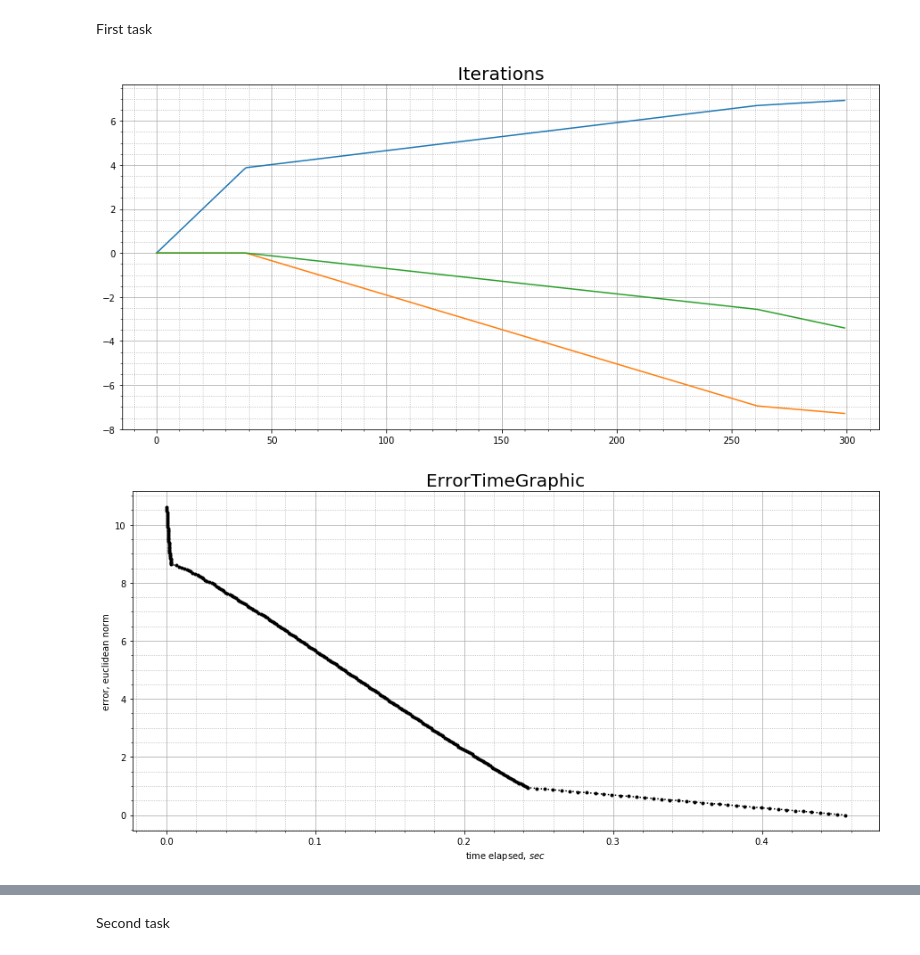
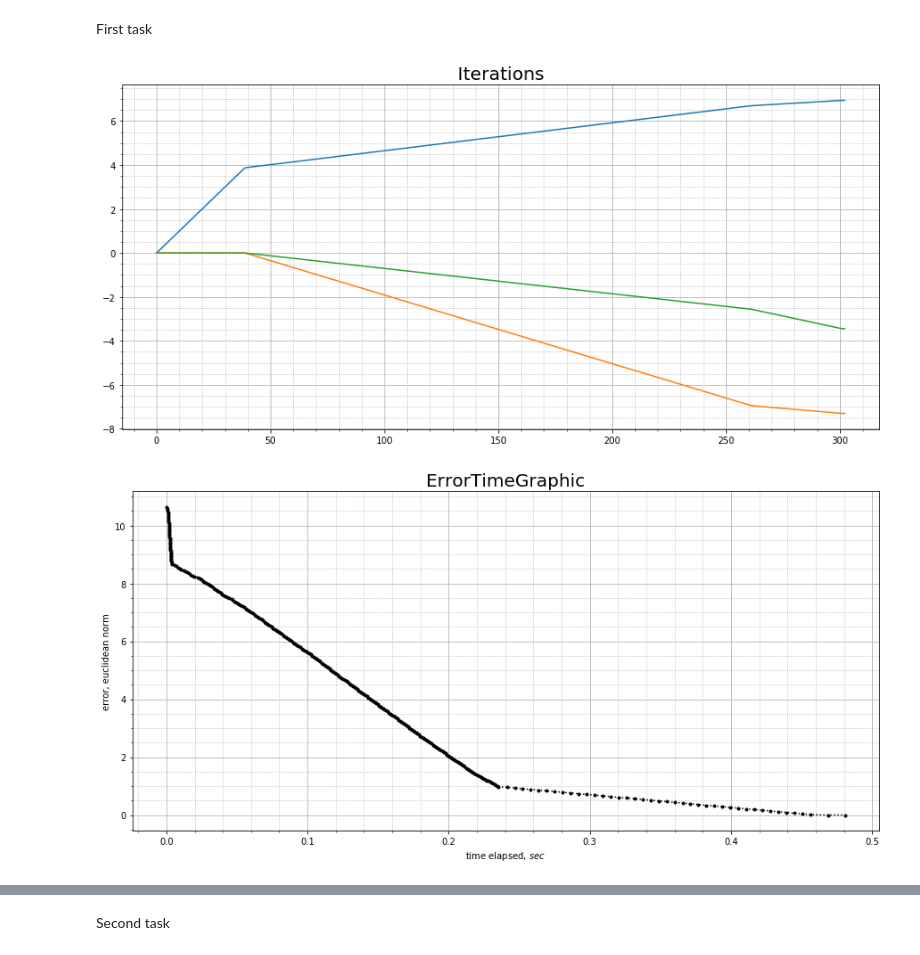
Before and after one commit to KaEuAn/ConvexOptimisationProject, a Jupyter notebook: MethodsOptimisationRealisation.ipynb, the cells around one changed output, grey strips where cells are left out. Saved outputs shown, nothing was run; the diff lists cells and outputs as text; code cells hidden in the pictures.

```diff
--- a/MethodsOptimisationRealisation.ipynb
+++ b/MethodsOptimisationRealisation.ipynb
@@ -10,37 +10,38 @@ First task
 import numpy as np
 from opt_project import task_1
 from opt_project.methods.first_order_methods import simple_gd
-from opt_project.stop_criterias import iteration_stop_crit
+from opt_project.methods.first_order_methods.step_sizes import ConstantStepSize
+from opt_project.stop_criterias import ydiff_stop_crit
 
 a = np.array([1., 0., 0.])
 b = np.array([1,])
 F = np.array([
     [76.3402909013, 27.3236913435, 10.0695823542],
     [-27.5962812192, -62.9012921655, 17.7348207564],
     [-26.2012001069, 19.1239055741, 58.1525657745],
     [-22.5428095751, 16.4536952479, -85.9569688851]
 ])
 g = np.array([
     295.7266088536,
     206.8060288566,
     22.2680415867,
     19.1588255138
 ])
 
 oracle = task_1.first_order_oracle(a, b)
 constraints = task_1.constraints(F, g)
-criteria = iteration_stop_crit(300)
+criteria = ydiff_stop_crit(0.0001)
 
 gradient_descent_task = simple_gd(oracle, constraints)
 gradient_descent_task.set_init_position(np.array([0.,0.,0.]))
-gradient_descent_task.set_alpha(0.1)
+gradient_descent_task.set_step_size(ConstantStepSize(0.1))
 
 result = gradient_descent_task.make(criteria)
 result.Show("Iterations")
 result.ShowTime("ErrorTimeGraphic")
 exact_solution = np.array([6.941866360728454, -7.303665236134947, -3.441492677150564])
 result.InitializeExactSolution(exact_solution)
 result.ShowTime("ErrorTimeGraphicWithRespectToExactSolution")
 # %% [output]
-[figure, old version]
+[figure, new version]
-[figure, old version]
+[figure, new version]
```
Also changed, not shown: parts of 1 cell of this notebook, 4 other files.
